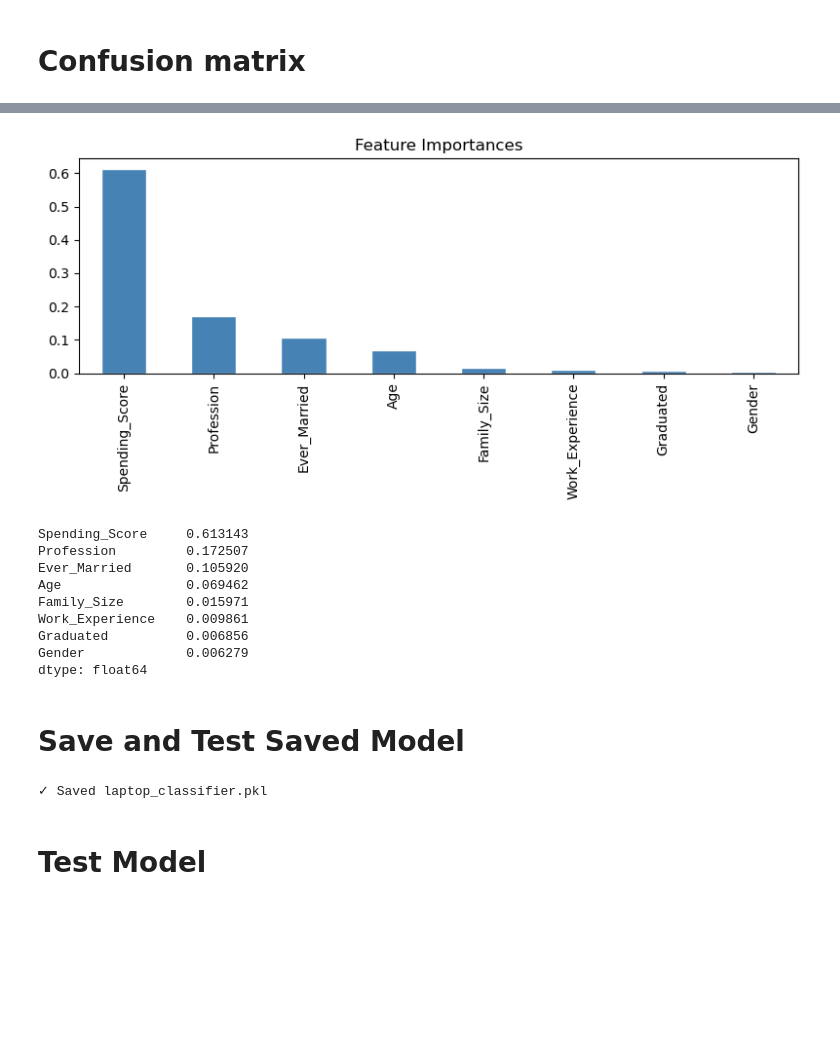
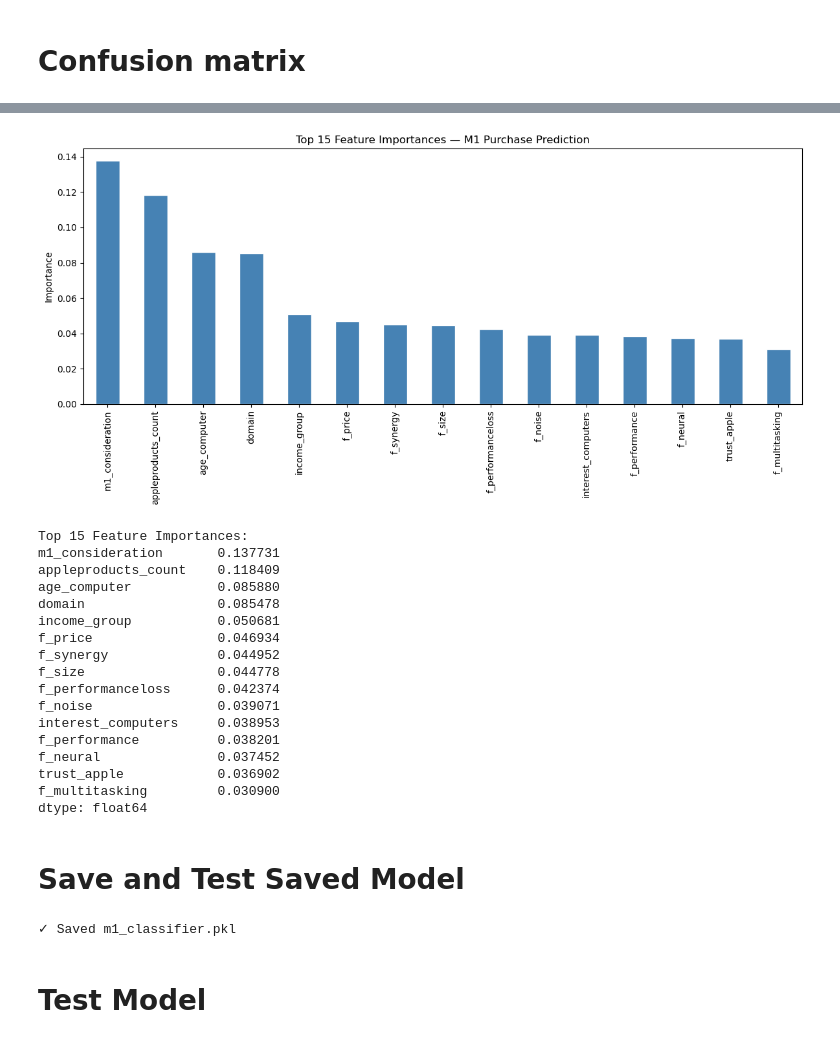
Before and after one commit to aashisrjl/customer-segmentation, a Jupyter notebook: notebooks/04_classification.ipynb, the cells around one changed output, grey strips where cells are left out. Saved outputs shown, nothing was run; the diff lists cells and outputs as text; code cells hidden in the pictures; blank space fills up the shorter version.

```diff
--- a/notebooks/04_classification.ipynb
+++ b/notebooks/04_classification.ipynb
@@ -26,16 +26,15 @@ PLOT_DIR.mkdir(parents=True, exist_ok=True)
 # %% [markdown]
 # Read Data
 # %%
-
-# Load processed data
-df = pd.read_csv('../data/processed/processed_data.csv')
+# Load processed M1 data
+df = pd.read_csv('../data/processed/processed_m1_data.csv')
 
 # Separate features and target
-if 'BuyLaptop' not in df.columns:
-    raise ValueError('BuyLaptop column not found in processed_data.csv')
+if 'm1_purchase' not in df.columns:
+    raise ValueError('m1_purchase column not found in processed_m1_data.csv')
 
-X = df.drop(columns=['BuyLaptop'])
-y = df['BuyLaptop']
+X = df.drop(columns=['m1_purchase'])
+y = df['m1_purchase']
 
 print(f'Features shape: {X.shape} | Target shape: {y.shape}')
 print(f'Target distribution:\n{y.value_counts()}')
@@ -61,8 +60,8 @@ Train: (10297, 8) | Test: (2575, 8)
 # %% [markdown]
 # Random-Forest
 # %%
-# Train Random Forest classifier for laptop purchase prediction
-clf = RandomForestClassifier(n_estimators=30, random_state=42, n_jobs=-1)
+# Train Random Forest classifier for M1 purchase prediction
+clf = RandomForestClassifier(n_estimators=100, random_state=42, n_jobs=-1, max_depth=10)
 clf.fit(X_train, y_train)
 
 cv_scores = cross_val_score(clf, X_train, y_train, cv=5, scoring='f1')
@@ -110,34 +109,44 @@ plt.show()
 # %%
-# Feature importance
+# Feature importance for M1 purchase prediction
 importances = pd.Series(clf.feature_importances_, index=X.columns).sort_values(ascending=False)
-plt.figure(figsize=(8, 4))
-importances.plot(kind='bar', color='steelblue', edgecolor='white')
-plt.title('Feature Importances')
+plt.figure(figsize=(12, 6))
+importances.head(15).plot(kind='bar', color='steelblue', edgecolor='white')
+plt.title('Top 15 Feature Importances — M1 Purchase Prediction')
+plt.ylabel('Importance')
 plt.tight_layout()
-plt.savefig(PLOT_DIR / 'feature_importances.png', dpi=150)
+plt.savefig(PLOT_DIR / 'feature_importances_m1.png', dpi=150)
 plt.show()
-print(importances)
+print('\nTop 15 Feature Importances:')
+print(importances.head(15))
 # %% [output]
-[figure, old version]
+[figure, new version]
-Spending_Score     0.613143
-Profession         0.172507
-Ever_Married       0.105920
-Age                0.069462
-Family_Size        0.015971
-Work_Experience    0.009861
-Graduated          0.006856
-Gender             0.006279
+Top 15 Feature Importances:
+m1_consideration       0.137731
+appleproducts_count    0.118409
+age_computer           0.085880
+domain                 0.085478
+income_group           0.050681
+f_price                0.046934
+f_synergy              0.044952
+f_size                 0.044778
+f_performanceloss      0.042374
+f_noise                0.039071
+interest_computers     0.038953
+f_performance          0.038201
+f_neural               0.037452
+trust_apple            0.036902
+f_multitasking         0.030900
 dtype: float64
 # %% [markdown]
 # Save and Test Saved Model
 # %%
 # Save model
-with open('../models/laptop_classifier.pkl', 'wb') as f:
+with open('../models/m1_classifier.pkl', 'wb') as f:
     pickle.dump(clf, f)
 
-print('✓ Saved laptop_classifier.pkl')
+print('✓ Saved m1_classifier.pkl')
 # %% [output]
-✓ Saved laptop_classifier.pkl
+✓ Saved m1_classifier.pkl
 # %% [markdown]
 # Test Model
 # %%
```
Also changed, not shown: parts of 7 cells of this notebook, 30 other files.
